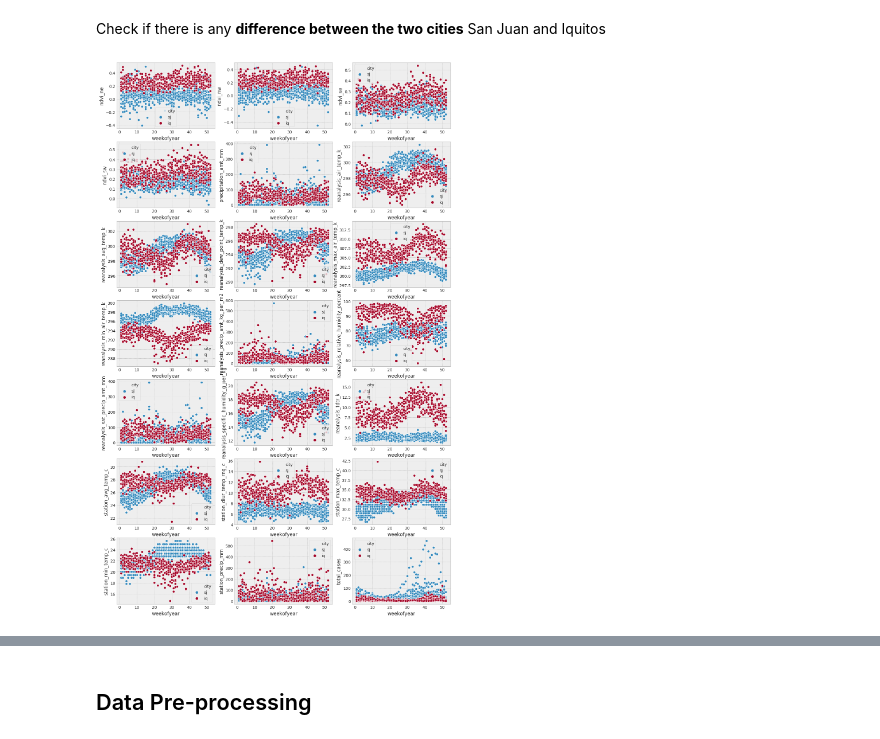
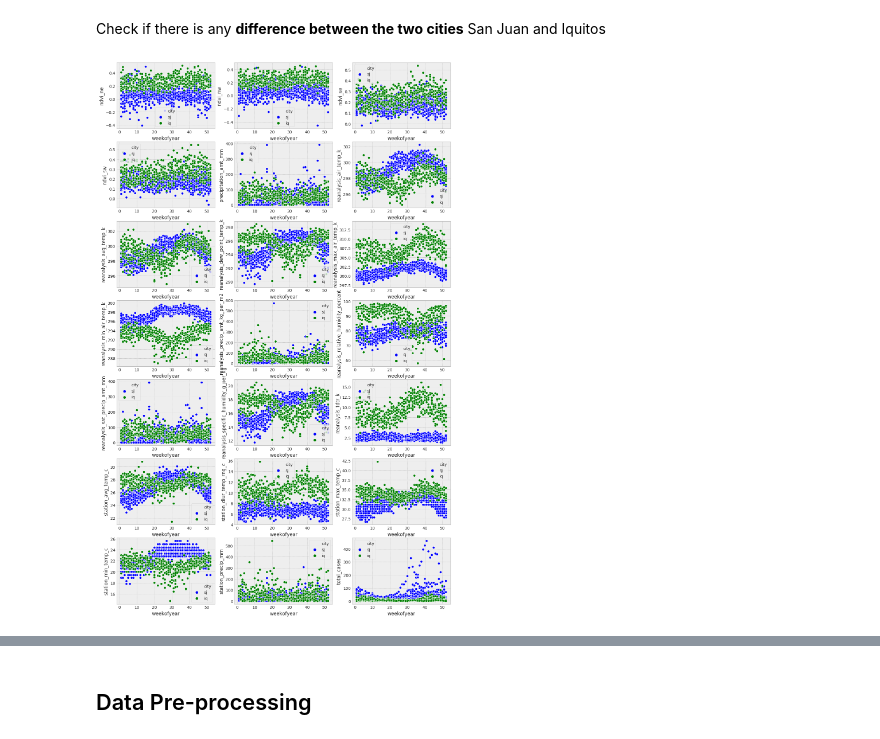
Before and after one commit to giuliamart/capstone_project_MLEN, a Jupyter notebook: DengAI_ Predicting Disease Spread.ipynb, the cells around one changed output, grey strips where cells are left out. Drawn from its saved outputs; the diff is of its cells as text; code cells hidden in the pictures.

```diff
--- a/DengAI_ Predicting Disease Spread.ipynb
+++ b/DengAI_ Predicting Disease Spread.ipynb
@@ -167,13 +167,13 @@ Check if there is any **difference between the two cities** San Juan and Iquitos
 # %%
 df_train_num = df_train.drop(columns=['year','week_start_date'])
 
 figure(num=None, figsize=(15, 25), dpi=100)
 count = 1
 for i in range(0,len(df_train_num.columns)-2):
     plt.subplot(7,3,count)
-    sns.scatterplot(x="weekofyear", y=df_train_num.columns[i+2],hue="city",data=df_train_num)
+    sns.scatterplot(x="weekofyear", y=df_train_num.columns[i+2],hue="city",data=df_train_num,palette=('blue','green'))
     count+=1
 
 plt.show()
 # %% [output]
-[figure, old version]
+[figure, new version]
```
Also changed, not shown: parts of 47 cells of this notebook.
